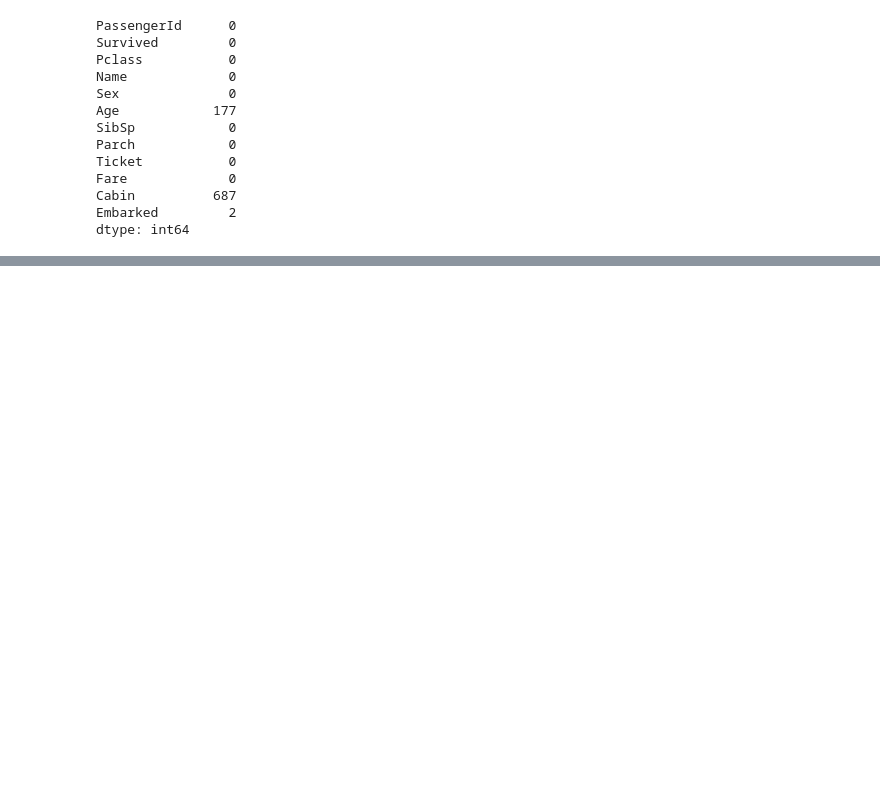
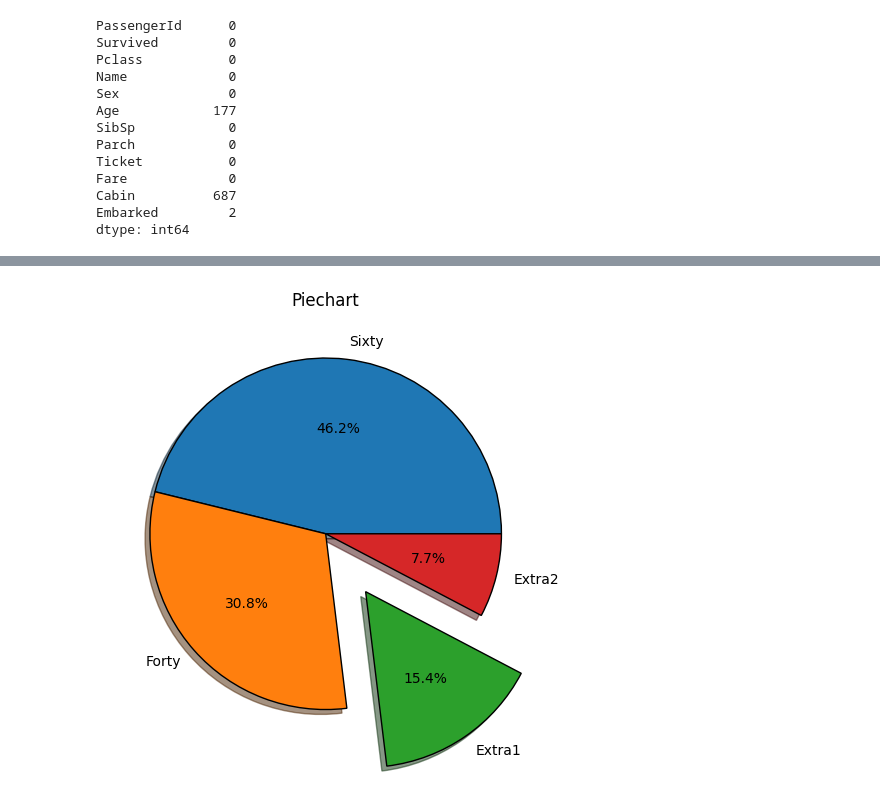
Before and after one commit to DavidFodor20/ML_Projects, a Jupyter notebook: Learning/Week1.ipynb, the cells around one changed output, grey strips where cells are left out. Saved outputs shown, nothing was run; the diff lists cells and outputs as text; code cells hidden in the pictures; blank space fills up the shorter version.

```diff
--- a/Learning/Week1.ipynb
+++ b/Learning/Week1.ipynb
@@ -284,0 +358,12 @@ dtype: int64
+# %%
+# piecharts
+slices=[60,40,20,10]
+labels=['Sixty', 'Forty', 'Extra1', 'Extra2']
+#colors=...
+explode=[0,0,0.4,0] #exploding one, how far from radius in percentage
+plt.pie(slices, labels=labels, wedgeprops={'edgecolor':'black'}, explode=explode, shadow=True, autopct='%1.1f%%')
+plt.tight_layout()
+plt.title("Piechart")
+plt.show()
+# %% [output]
+[figure, added]
```
Also changed, not shown: parts of 11 cells of this notebook.
